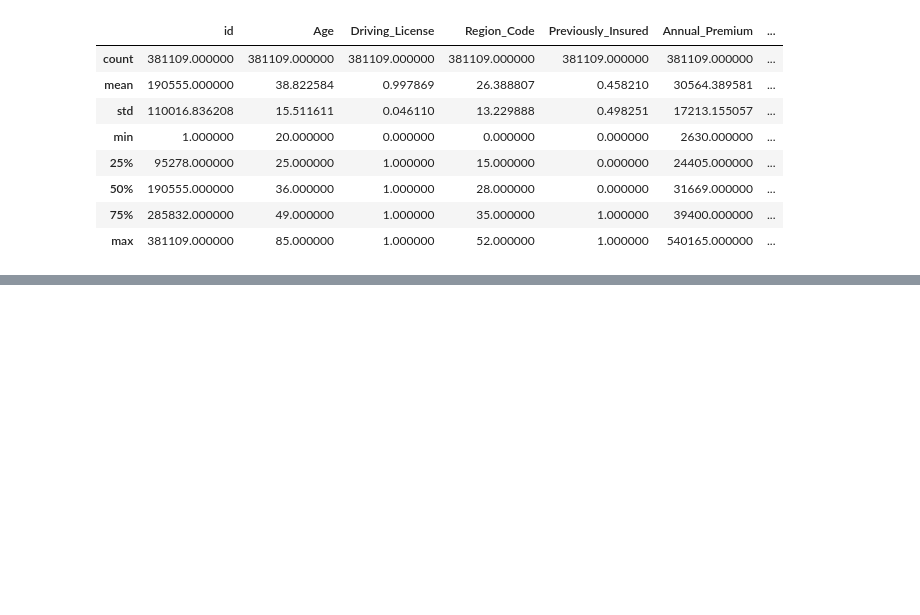
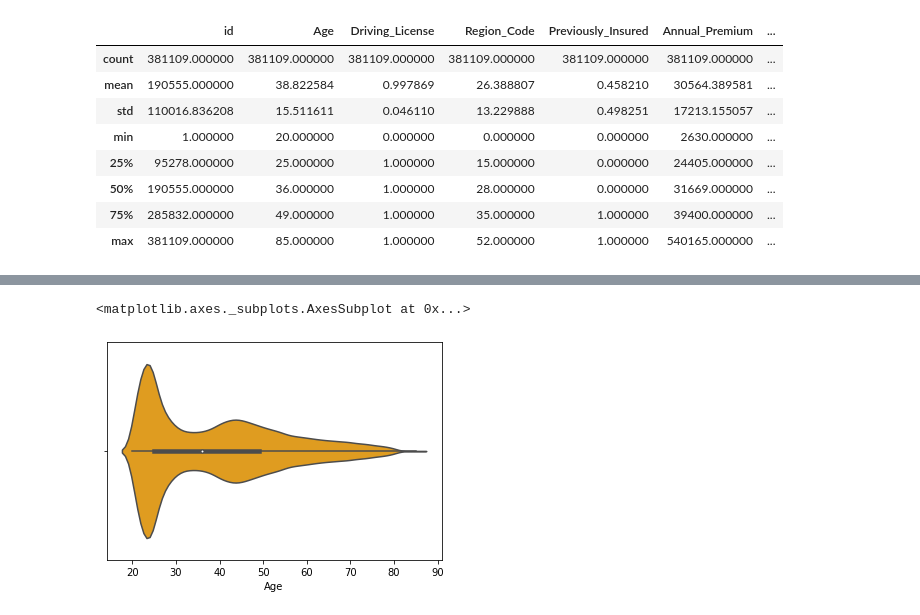
Before and after one commit to PUNEETSUBHANJI/Health_insurance_cross_sell_prediction, a Jupyter notebook: Health_insurance_cross_sell_prediction.ipynb, the cells around one changed output, grey strips where cells are left out. Cells and saved outputs as stored; diff of their text form; code cells hidden in the pictures; blank space fills up the shorter version.

```diff
--- a/Health_insurance_cross_sell_prediction.ipynb
+++ b/Health_insurance_cross_sell_prediction.ipynb
@@ -116,0 +128,5 @@ health_data.describe()
+# %%
+sns.violinplot(health_data['Age'], color ='orange')
+# %% [output]
+<matplotlib.axes._subplots.AxesSubplot at 0x...>
+[figure, added]
```
Also changed, not shown: parts of 25 cells of this notebook.
